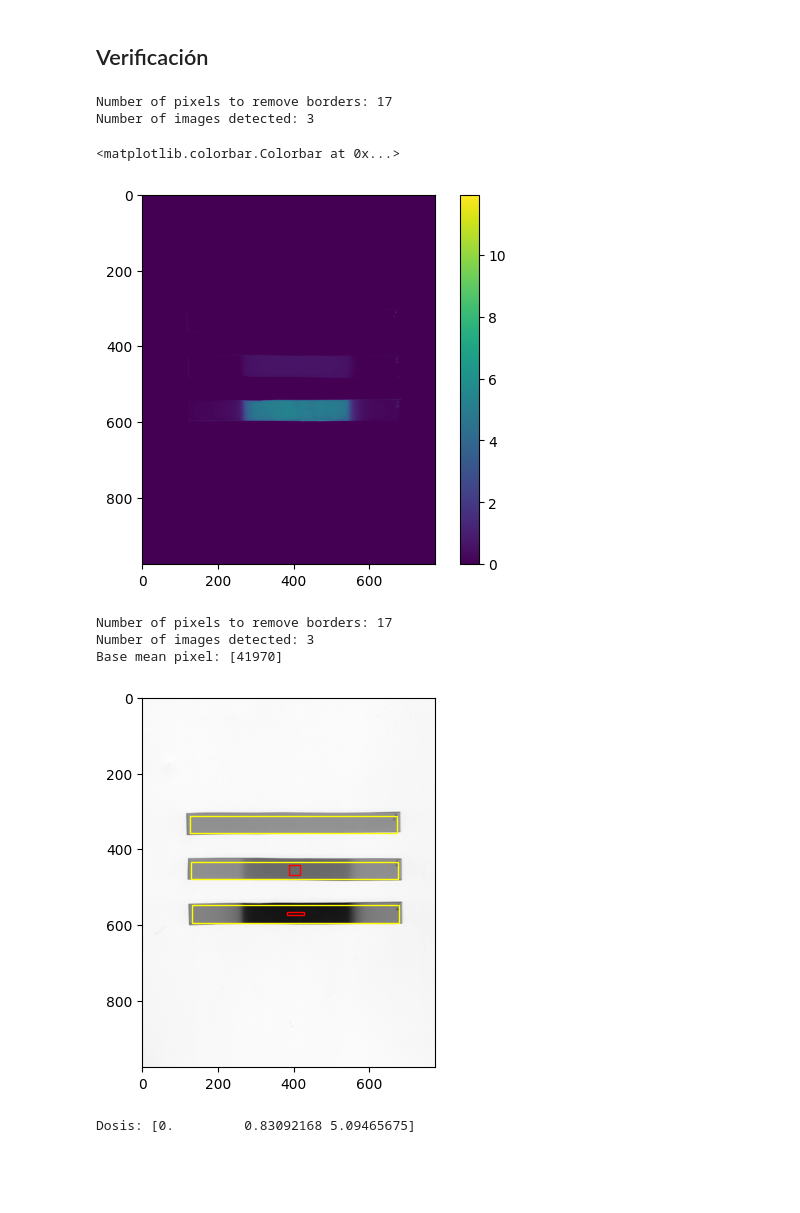
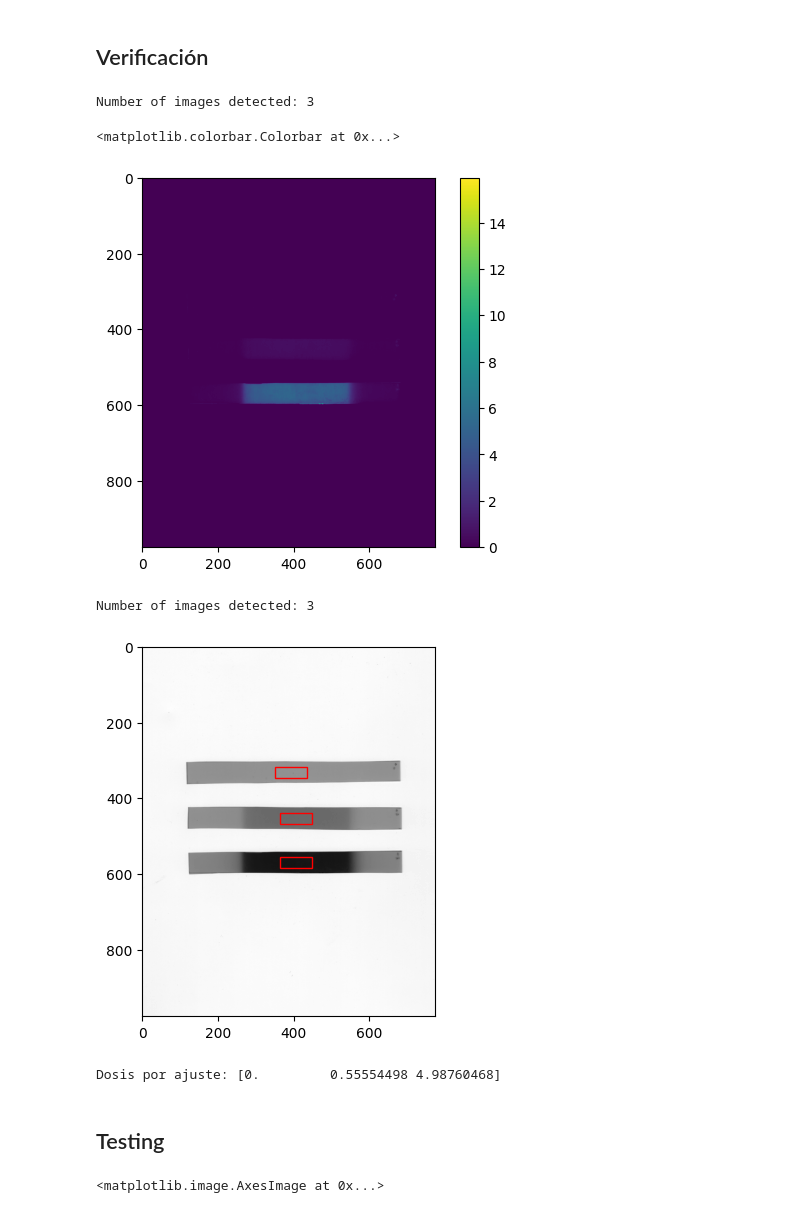
Before and after one commit to LuisOlivaresJ/Dosepy, a Jupyter notebook: src/Dosepy/tools/Cal48H_14DIC23.ipynb, the cells around one changed output. Drawn from its saved outputs; the diff is of its cells as text; code cells hidden in the pictures; blank space fills up the shorter version.

```diff
--- a/src/Dosepy/tools/Cal48H_14DIC23.ipynb
+++ b/src/Dosepy/tools/Cal48H_14DIC23.ipynb
@@ -9,11 +9,11 @@ from pathlib import Path
 imparted_doses = [0, 0.5, 1, 1.5, 2, 3, 5, 8, 10]
 
 # Lectura de archivo con películas para calibración
-file_path = Path("/home/luis/Downloads") / "POS48_1.tif"  # Office PC
-#file_path_sin = Path("/home/luis/Dosepy/src/Dosepy/data") / "PRUEBA_LUIS.tif" # Personal laptop
+#file_path = Path("/home/luis/Downloads") / "POS48_1.tif"  # Office PC
+file_path = Path("/home/luis/Descargas") / "POS48_1.tif" # Personal laptop
 cal_image = load(file_path, for_calib = True)
 
 # Obtener curva de calibración
-cal = cal_image.get_calibration(doses = imparted_doses, channel = "G", field_in_film = True)
-cal.plot(color = 'green')
+cal = cal_image.get_calibration(doses = imparted_doses, channel = "B", roi = (16, 8), func = "P3")
+cal.plot(color = 'blue')
 # %% [output]
@@ -26,8 +31,8 @@ Base mean pixel: [42015]
 ## Verificación
 # %%
 #Lectura de archivo
-verif_path = Path("/home/luis/Downloads") / "VERIFICACION_1.tif"  # Office PC
-#file_path_sin = Path("/home/luis/Dosepy/src/Dosepy/data") / "PRUEBA_LUIS.tif" # Personal laptop
+#verif_path = Path("/home/luis/Downloads") / "VERIFICACION_1.tif"  # Office PC
+verif_path = Path("/home/luis/Descargas") / "VERIFICACION_1.tif" # Personal laptop
 verif = load(verif_path, for_calib = True)
 
 dose_img = verif.to_dose(cal)
@@ -45,30 +50,29 @@ pos = ax.imshow(dose_img)
 # which axes object it should be near
 fig.colorbar(pos, ax=ax)
 # %% [output]
-Number of pixels to remove borders: 17
 Number of images detected: 3
 <matplotlib.colorbar.Colorbar at 0x...>
-[figure, old version]
+[figure, new version]
 # %%
 import numpy as np
 from calibration import polynomial_g3
 
-mean_pixel, _ = verif.get_stat(ch = "G", field_in_film = True, ar = 0.35, show = True)
+mean_pixel, _ = verif.get_stat(ch = "B", roi = (30, 10), show = True)
 mean_pixel = sorted(mean_pixel, reverse = True)
 #mean_pixel
 
 optical_density = -np.log10(np.array(mean_pixel)/mean_pixel[0])
 
 dosis_from_fit = polynomial_g3(optical_density, *cal.popt)
 dosis_from_fit[dosis_from_fit < 0] = 0 # Remove doses < 0
 
-print(f"Dosis: {dosis_from_fit}")
+print(f"Dosis por ajuste: {dosis_from_fit}")
 # %% [output]
-Number of pixels to remove borders: 17
 Number of images detected: 3
-Base mean pixel: [41970]
-[figure, old version]
+[figure, new version]
-Dosis: [0.         0.83092168 5.09465675]
+Dosis por ajuste: [0.         0.55554498 4.98760468]
+# %% [markdown]
+## Testing
 # %%
 #from tifffile import imwrite
 import imageio.v3 as iio
@@ -90,3 +94,5 @@ with open('test.tif', 'wb') as f:
 %matplotlib qt
 # %%
 plt.imshow(dose_img)
+# %% [output]
+<matplotlib.image.AxesImage at 0x...>
```
Also changed, not shown: parts of 3 cells of this notebook, 2 other files.
